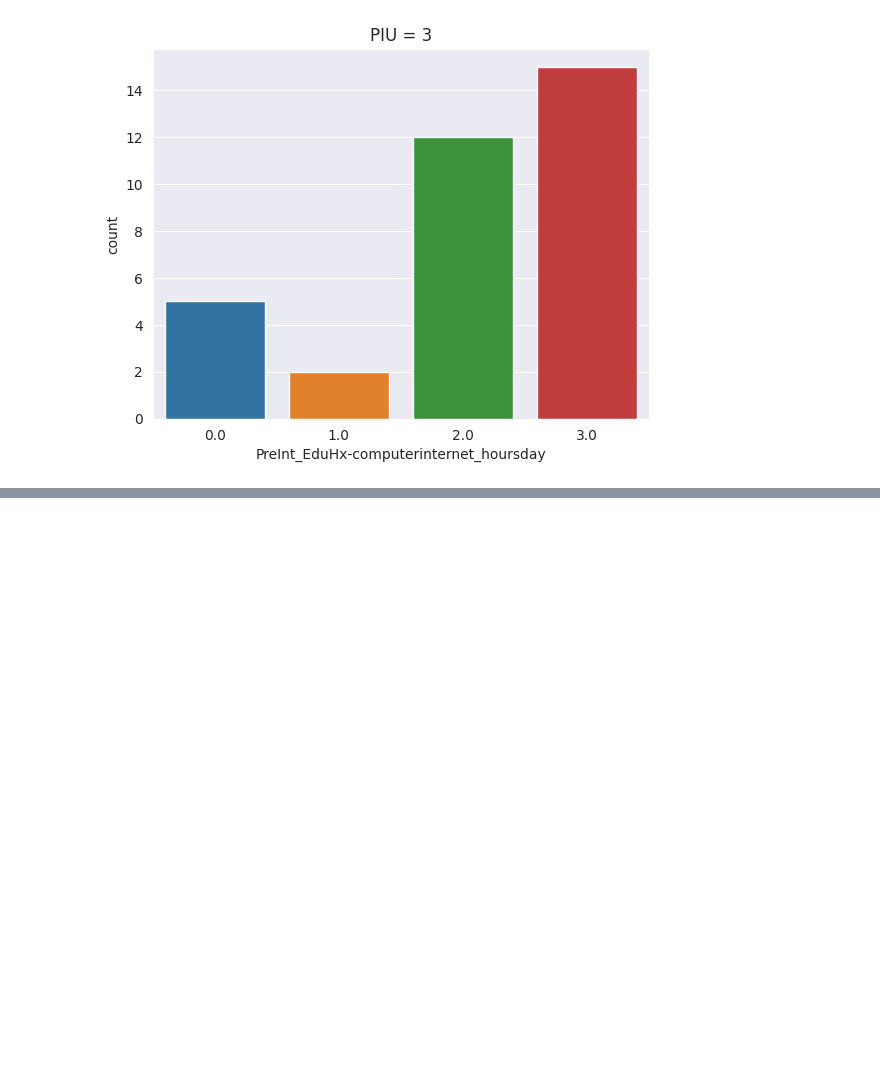
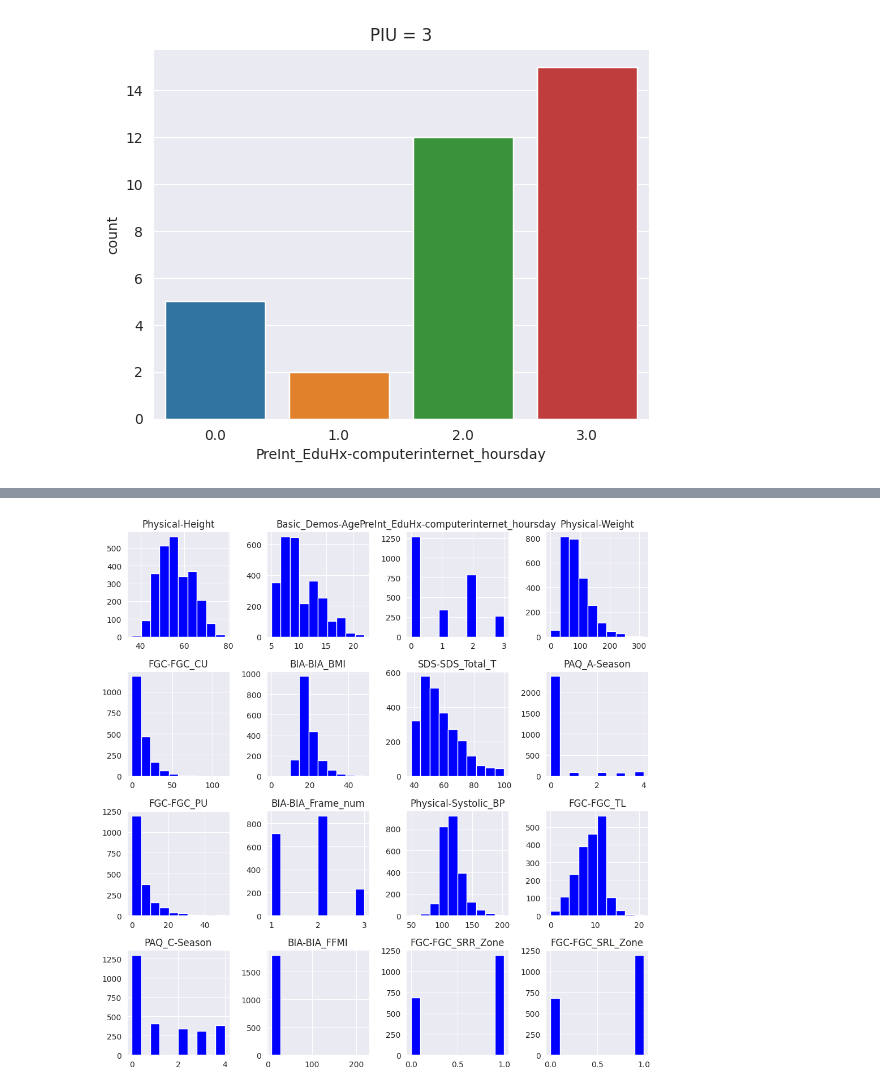
Before and after one commit to huytu0702/ML_Team-8, a Jupyter notebook: BTLML.ipynb, the cells around one changed output, grey strips where cells are left out. Cells and saved outputs as stored; diff of their text form; code cells hidden in the pictures; blank space fills up the shorter version.

```diff
--- a/BTLML.ipynb
+++ b/BTLML.ipynb
@@ -311,4 +386,4 @@ for i in range(4):
 [figure]
 [figure]
 # %%
-train = df_train.dropna(subset='sii')
+df_train = df_train.dropna(subset='sii')
@@ -314,0 +394,3 @@ train = df_train.dropna(subset='sii')
+# %%
+corr = pd.DataFrame(df_train.corr()['PCIAT-PCIAT_Total'].sort_values(ascending = False))
+corr.style.background_gradient(cmap='YlOrRd')
@@ -314,0 +415,8 @@ train = df_train.dropna(subset='sii')
+# %%
+selection = corr[(corr['PCIAT-PCIAT_Total']>.1) | (corr['PCIAT-PCIAT_Total']<-.1)]
+selection = [val for val in selection.index]
+selection.remove('PCIAT-PCIAT_Total')
+selection.remove('sii')
+selection.remove('Physical-BMI')
+selection.remove('SDS-SDS_Total_Raw')
+selection
@@ -314,0 +468,3 @@ train = df_train.dropna(subset='sii')
+# %%
+selection = [i for i in selection if i not in df_train.columns[df_train.isnull().sum() > len(df_train) / 2]]
+selection
@@ -314,0 +512,5 @@ train = df_train.dropna(subset='sii')
+# %%
+df_train[selection].hist(figsize=(10,10), grid = True, color = 'blue')
+plt.tight_layout()
+# %% [output]
+[figure, added]
```
Also changed, not shown: parts of 20 cells of this notebook.
